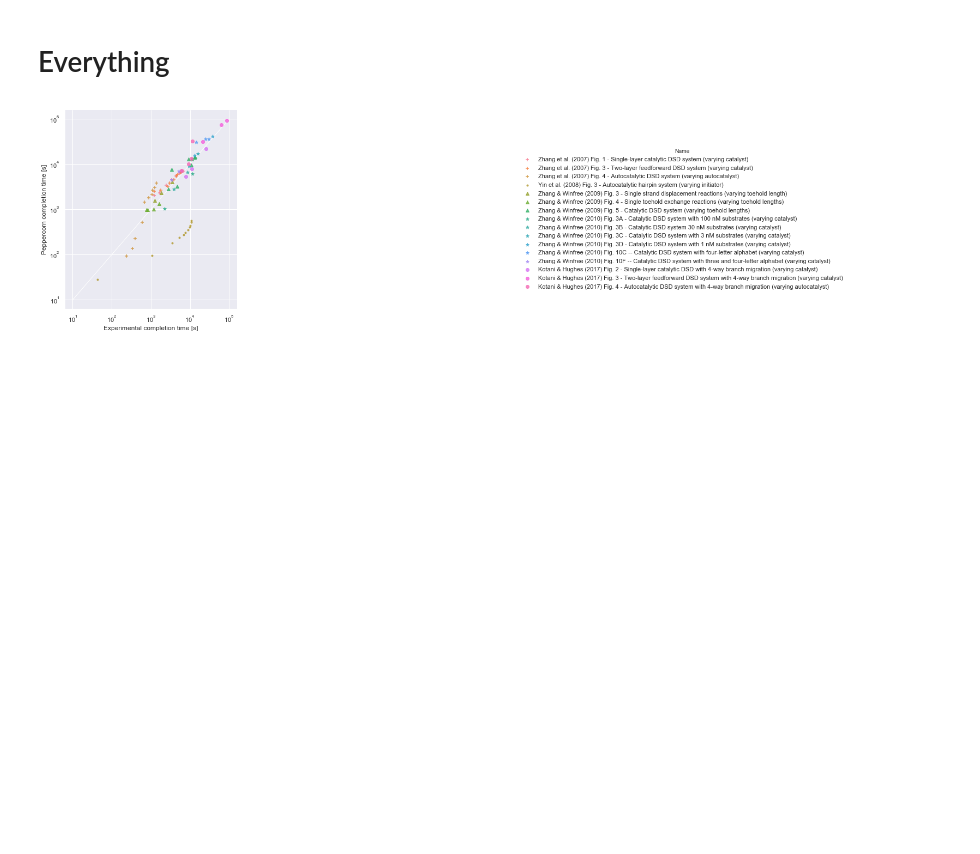
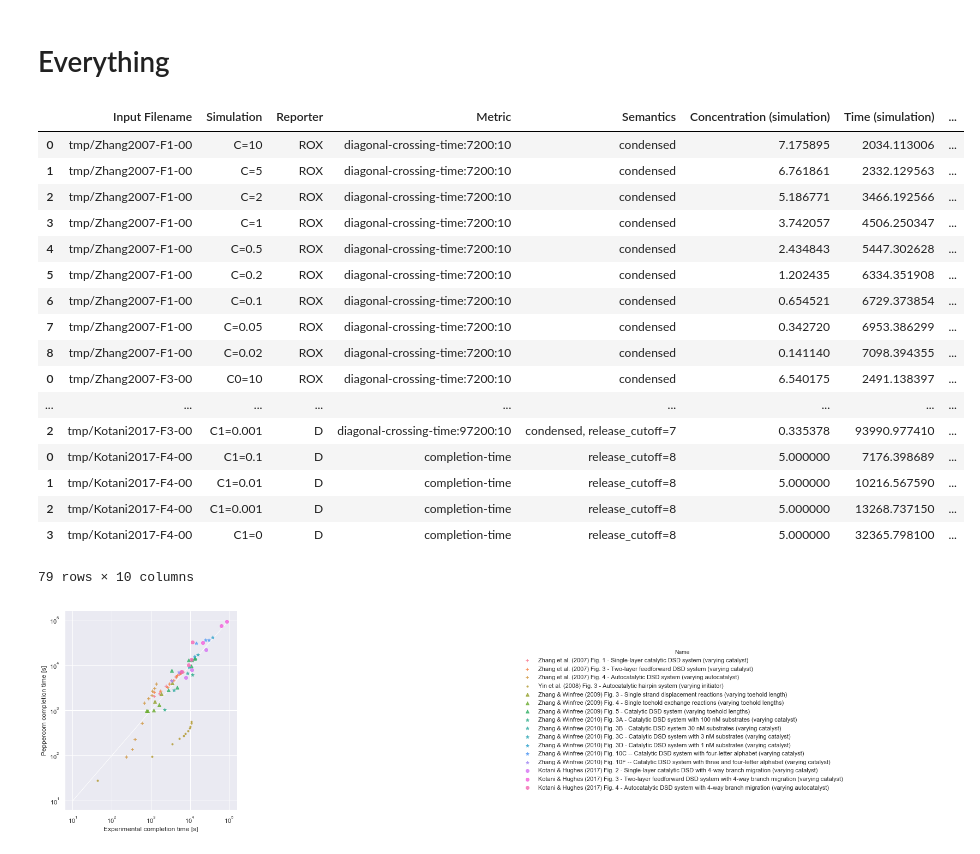
Before and after one commit to DNA-and-Natural-Algorithms-Group/peppercornenumerator, a Jupyter notebook: examples/benchmark/Many_systems.ipynb, the cells around one changed output. Saved outputs shown, nothing was run; the diff lists cells and outputs as text; code cells hidden in the pictures; blank space fills up the shorter version.

```diff
--- a/examples/benchmark/Many_systems.ipynb
+++ b/examples/benchmark/Many_systems.ipynb
@@ -73,6 +91,7 @@ for fig in y08:
     fig.eval(verbose = 0)
     for df in fig.get_dataframes():
         df['Name']=fig.name
+        df['Semantics']=sema(df['Semantics'], fig)
         #display(df)
         Table1 = Table1.append(df)
 # %% [output]
@@ -102,6 +121,7 @@ for fig in z09:
     fig.eval()
     for df in fig.get_dataframes():
         df['Name']=fig.name
+        df['Semantics']=sema(df['Semantics'], fig)
         dist = euclid('Time (experiment)', 'Time (simulation)', df, take_log=True)
         print('{:s} -- Fitness: {:g}'.format(fig.name, dist))
         #display(df)
@@ -141,6 +161,7 @@ for fig in z10:
     fig.eval(verbose = 1)
     for df in fig.get_dataframes():
         df['Name']=fig.name
+        df['Semantics']=sema(df['Semantics'], fig)
         dist = euclid('Time (experiment)', 'Time (simulation)', df, take_log=True)
         print('{:s} -- Fitness: {:g}'.format(fig.name, dist))
         #display(df)
@@ -213,6 +235,7 @@ for fig in k17:
     fig.eval(verbose = 1)
     for df in fig.get_dataframes():
         df['Name']=fig.name
+        df['Semantics']=sema(df['Semantics'], fig)
         dist = euclid('Time (experiment)', 'Time (simulation)', df, take_log=True)
         print('{:s} -- Fitness: {:g}'.format(fig.name, dist))
         #display(df)
@@ -251,6 +274,8 @@ plt.plot([mi, ma], [mi, ma], linewidth=1, color='white',zorder=0)
 # %% [markdown]
 # Everything
 # %%
+display(Table1)
+Table1.to_latex('ManySystems.tex', index=False, float_format='{:.3g}'.format)
 tmpfig = Table1
 #tmpfig.reset_index(inplace=True, drop=True)
 #tmpfig = tmpfig.iloc[0:-1]
@@ -259,31 +284,49 @@ tmpfig = Table1
 
 
 #sns.set_palette("husl")
 #sns.set(rc={'figure.figsize':(4,4)})
 
 
 m = ['+'] * 3
 m += ['.']
 m += ['^'] * 3
 m += ['*'] * 6
 #m += ['v']
 m += ['o'] * 3
 
 #g = sns.relplot(x="Time (experiment)", y="Time (simulation)", hue='Name', data=tmpfig)
 g = sns.lmplot(x="Time (experiment)", y="Time (simulation)", hue='Name', data=tmpfig, fit_reg=False, markers=m, legend=True)
 
 plt.xscale('log')
 plt.yscale('log')
 #plt.xlim(1e3, 1e5)
 #plt.ylim(1e2, 1e6)
 (mi, ma)=(1e1, 1e5)
 plt.plot([mi, ma], [mi, ma], linewidth=1, color='white',zorder=0)
 plt.gcf().set_size_inches(24.5,6.2)
 
 g.set(xlabel='Experimental completion time [s]')
 g.set(ylabel='Peppercorn completion time [s]')
 
 plt.savefig('all_systems.pdf', bbox_inches='tight')
 plt.savefig('all_systems.svg', bbox_inches='tight')
 # %% [output]
+|  | Input Filename | Simulation | Reporter | Metric | Semantics | Concentration (simulation) | Time (simulation) | ... |
+| 0 | tmp/Zhang2007-F1-00 | C=10 | ROX | diagonal-crossing-time:7200:10 | condensed | 7.175895 | 2034.113006 | ... |
+| 1 | tmp/Zhang2007-F1-00 | C=5 | ROX | diagonal-crossing-time:7200:10 | condensed | 6.761861 | 2332.129563 | ... |
+| 2 | tmp/Zhang2007-F1-00 | C=2 | ROX | diagonal-crossing-time:7200:10 | condensed | 5.186771 | 3466.192566 | ... |
+| 3 | tmp/Zhang2007-F1-00 | C=1 | ROX | diagonal-crossing-time:7200:10 | condensed | 3.742057 | 4506.250347 | ... |
+| 4 | tmp/Zhang2007-F1-00 | C=0.5 | ROX | diagonal-crossing-time:7200:10 | condensed | 2.434843 | 5447.302628 | ... |
+| 5 | tmp/Zhang2007-F1-00 | C=0.2 | ROX | diagonal-crossing-time:7200:10 | condensed | 1.202435 | 6334.351908 | ... |
+| 6 | tmp/Zhang2007-F1-00 | C=0.1 | ROX | diagonal-crossing-time:7200:10 | condensed | 0.654521 | 6729.373854 | ... |
+| 7 | tmp/Zhang2007-F1-00 | C=0.05 | ROX | diagonal-crossing-time:7200:10 | condensed | 0.342720 | 6953.386299 | ... |
+| 8 | tmp/Zhang2007-F1-00 | C=0.02 | ROX | diagonal-crossing-time:7200:10 | condensed | 0.141140 | 7098.394355 | ... |
+| 0 | tmp/Zhang2007-F3-00 | C0=10 | ROX | diagonal-crossing-time:7200:10 | condensed | 6.540175 | 2491.138397 | ... |
+| ... | ... | ... | ... | ... | ... | ... | ... | ... |
+| 2 | tmp/Kotani2017-F3-00 | C1=0.001 | D | diagonal-crossing-time:97200:10 | condensed, release_cutoff=7 | 0.335378 | 93990.977410 | ... |
+| 0 | tmp/Kotani2017-F4-00 | C1=0.1 | D | completion-time | release_cutoff=8 | 5.000000 | 7176.398689 | ... |
+| 1 | tmp/Kotani2017-F4-00 | C1=0.01 | D | completion-time | release_cutoff=8 | 5.000000 | 10216.567590 | ... |
+| 2 | tmp/Kotani2017-F4-00 | C1=0.001 | D | completion-time | release_cutoff=8 | 5.000000 | 13268.737150 | ... |
+| 3 | tmp/Kotani2017-F4-00 | C1=0 | D | completion-time | release_cutoff=8 | 5.000000 | 32365.798100 | ... |
+79 rows × 10 columns
 [figure]
```
Also changed, not shown: parts of 3 cells of this notebook, 2 other files.
